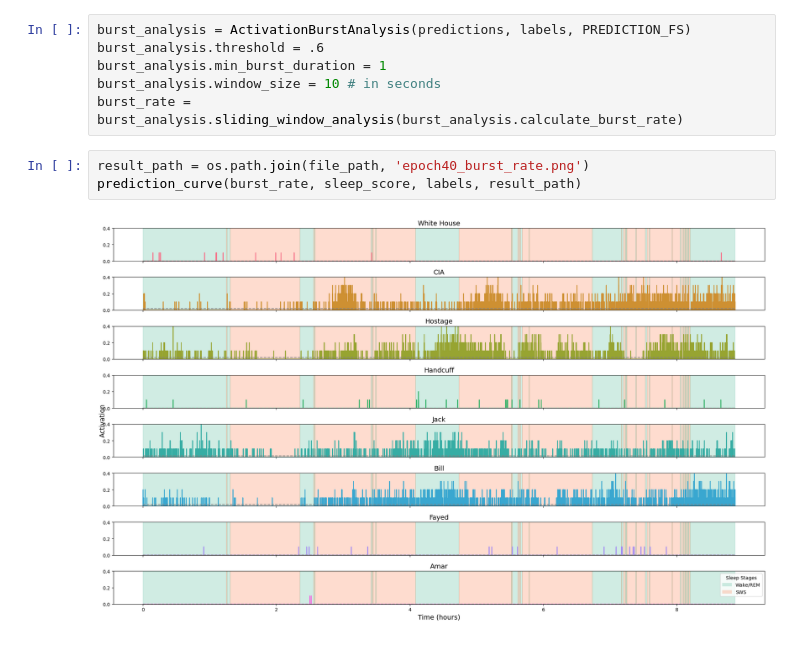
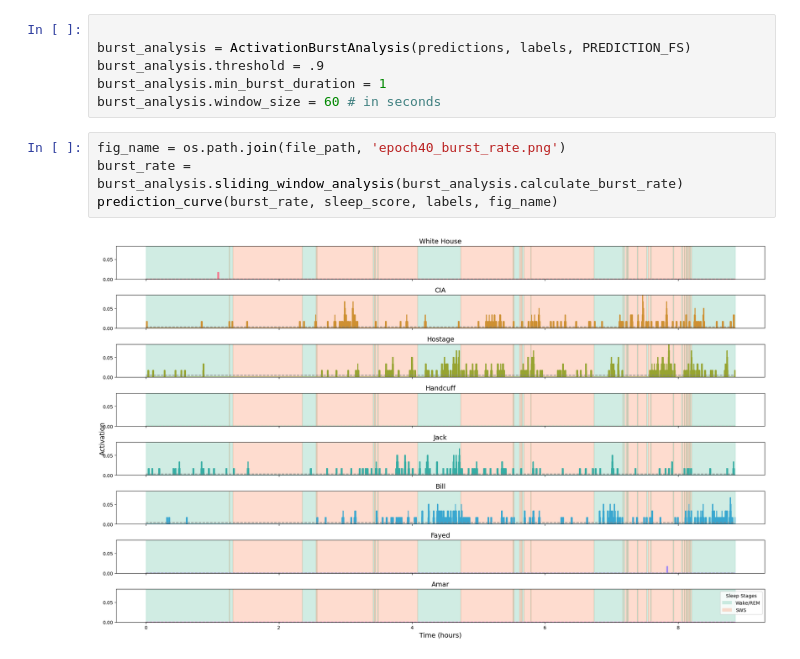
Before and after one commit to NxNiki/brain_decoding, a Jupyter notebook: scripts/burst_analysis.ipynb, the cells around one changed output. Drawn from its saved outputs; the diff is of its cells as text.

```diff
--- a/scripts/burst_analysis.ipynb
+++ b/scripts/burst_analysis.ipynb
@@ -37,13 +37,14 @@ shape of sleep_score after merge: (55, 2)
 | 3 | SWS | 18840 |
 | 4 | Wake/REM | 33840 |
 # %%
+
 burst_analysis = ActivationBurstAnalysis(predictions, labels, PREDICTION_FS)
-burst_analysis.threshold = .6
+burst_analysis.threshold = .9
 burst_analysis.min_burst_duration = 1
-burst_analysis.window_size = 10 # in seconds
-burst_rate = burst_analysis.sliding_window_analysis(burst_analysis.calculate_burst_rate)
+burst_analysis.window_size = 60 # in seconds
 # %%
-result_path = os.path.join(file_path, 'epoch40_burst_rate.png')
-prediction_curve(burst_rate, sleep_score, labels, result_path)
+fig_name = os.path.join(file_path, 'epoch40_burst_rate.png')
+burst_rate = burst_analysis.sliding_window_analysis(burst_analysis.calculate_burst_rate)
+prediction_curve(burst_rate, sleep_score, labels, fig_name)
 # %% [output]
-[figure, old version]
+[figure, new version]
```
Also changed, not shown: parts of 3 cells of this notebook, 2 other files.
